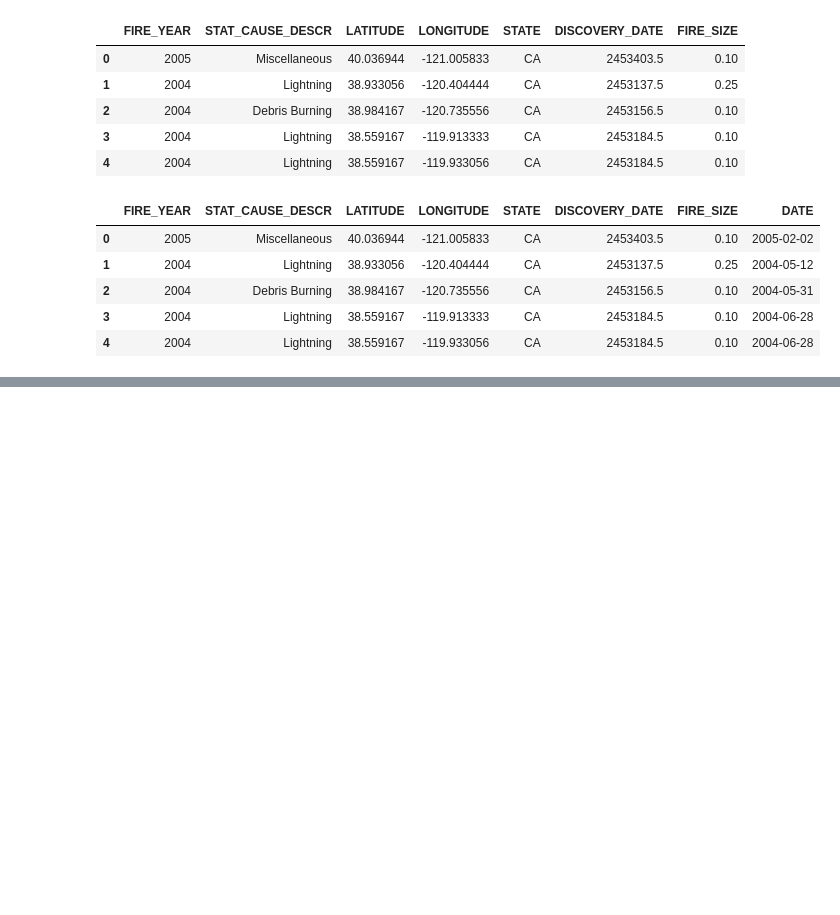
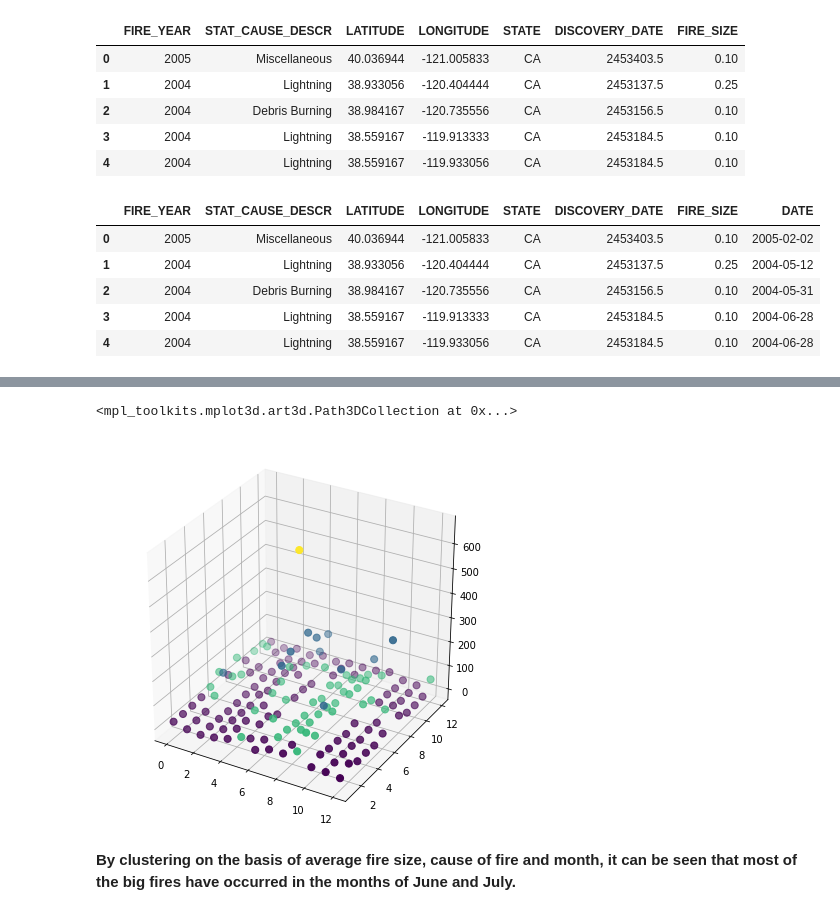
Before and after one commit to nupursjsu/Machine-Learning, a Jupyter notebook: GMM_Clustering.ipynb, the cells around one changed output, grey strips where cells are left out. Saved outputs shown, nothing was run; the diff lists cells and outputs as text; code cells hidden in the pictures; blank space fills up the shorter version.

```diff
--- a/GMM_Clustering.ipynb
+++ b/GMM_Clustering.ipynb
@@ -106,0 +121,11 @@ plt.scatter(new_df['LATITUDE'],new_df['LONGITUDE'], c=labels1, s=50, cmap='virid
+# %%
+from sklearn import preprocessing
+
+# label_encoder object knows how to understand word labels.
+label_encoder = preprocessing.LabelEncoder()
+
+# Encode labels in column 'STAT_CAUSE_DESCR'.
+new_df['STAT_CAUSE_DESCR']= label_encoder.fit_transform(new_df['STAT_CAUSE_DESCR'])
+# %%
+#Finding average fire size by grouping 'STAT_CAUSE_DESCR' and 'MONTH' columns
+final_df=new_df.groupby(by=['STAT_CAUSE_DESCR','MONTH'],axis=0)['FIRE_SIZE'].mean().reset_index()
@@ -106,0 +148,14 @@ plt.scatter(new_df['LATITUDE'],new_df['LONGITUDE'], c=labels1, s=50, cmap='virid
+# %%
+#Applying GMM from scikit learn library on AVG_FIRE_SIZE, STAT_CAUSE_DESCR and MONTH column
+gmm3=GaussianMixture(n_components=4, covariance_type="spherical").fit(final_df)
+labels3 = gmm3.predict(final_df)
+# %%
+from mpl_toolkits.mplot3d import Axes3D
+plt.figure('GMM on wildfire Dataset', figsize=(7,7))
+ax = plt.axes(projection = '3d')
+ax.scatter(final_df.STAT_CAUSE_DESCR,final_df.MONTH,final_df.FIRE_SIZE , cmap='viridis', s=50, c=labels3)
+# %% [output]
+<mpl_toolkits.mplot3d.art3d.Path3DCollection at 0x...>
+[figure, added]
+# %% [markdown]
+**By clustering on the basis of average fire size, cause of fire and month, it can be seen that most of the big fires have occurred in the months of June and July.**
```
Also changed, not shown: parts of 11 cells of this notebook.
